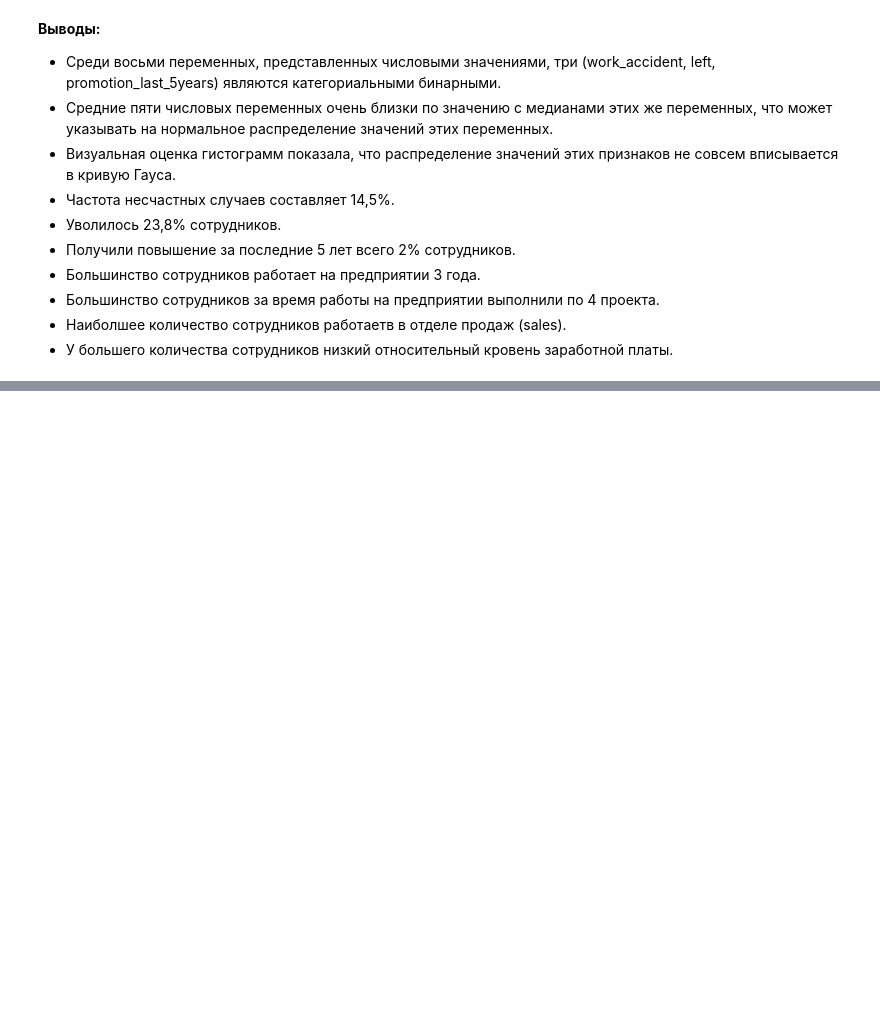
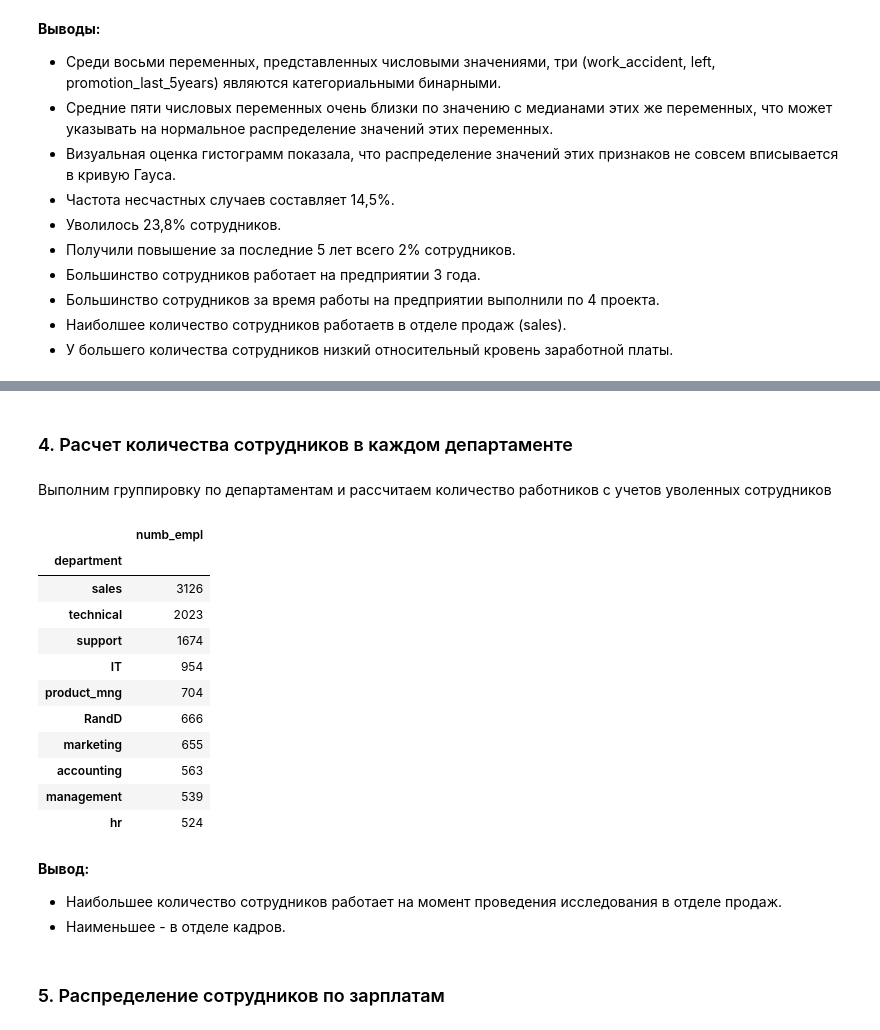
Before and after one commit to BalshowAndrew/python_statistic, a Jupyter notebook: final_work.ipynb, the cells around one changed output, grey strips where cells are left out. Cells and saved outputs as stored; diff of their text form; code cells hidden in the pictures; blank space fills up the shorter version.

```diff
--- a/final_work.ipynb
+++ b/final_work.ipynb
@@ -189,0 +234,30 @@ print(f'Мода для переменной salary = {salary_mode}')
+# %% [markdown]
+### 4. Расчет количества сотрудников в каждом департаменте
+# %% [markdown]
+Выполним группировку по департаментам и рассчитаем количество работников с учетов уволенных сотрудников
+# %%
+numb_empl = hr_df.loc[hr_df.left != 1]\
+    .groupby('department')\
+    .count()\
+    .sort_values('satisfaction_level', ascending=False)[['satisfaction_level']]
+numb_empl.columns = ['numb_empl']
+numb_empl
+# %% [output]
+|  | numb_empl |
+| department |  |
+| sales | 3126 |
+| technical | 2023 |
+| support | 1674 |
+| IT | 954 |
+| product_mng | 704 |
+| RandD | 666 |
+| marketing | 655 |
+| accounting | 563 |
+| management | 539 |
+| hr | 524 |
+# %% [markdown]
+**Вывод:**
+- Наибольшее количество сотрудников работает на момент проведения исследования в отделе продаж.
+- Наименьшее - в отделе кадров.
+# %% [markdown]
+### 5. Распределение сотрудников по зарплатам
```
Also changed, not shown: parts of 12 cells of this notebook.
